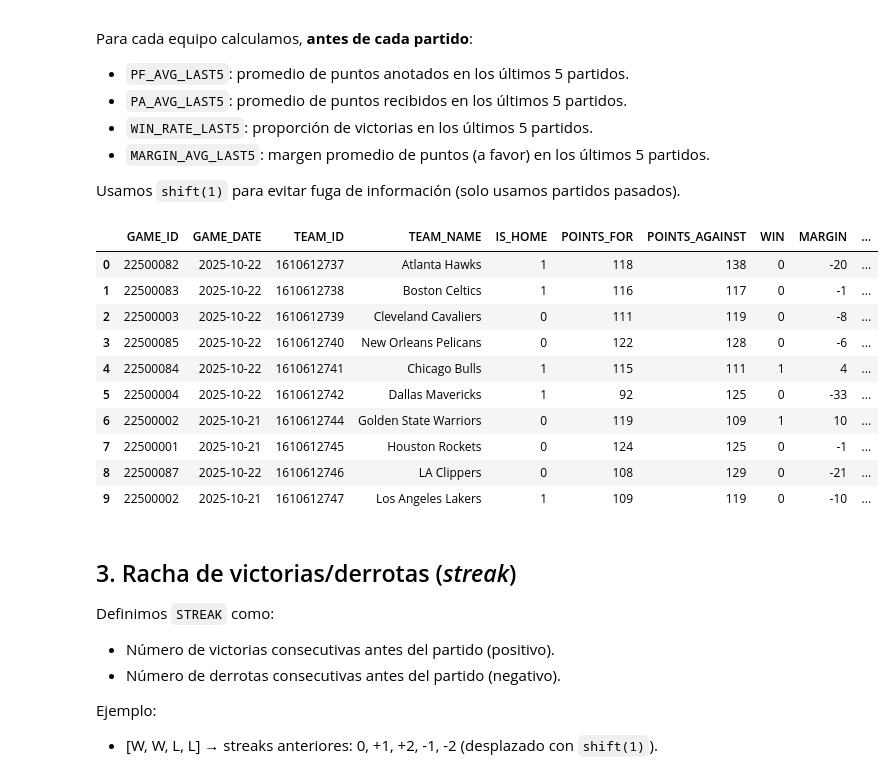
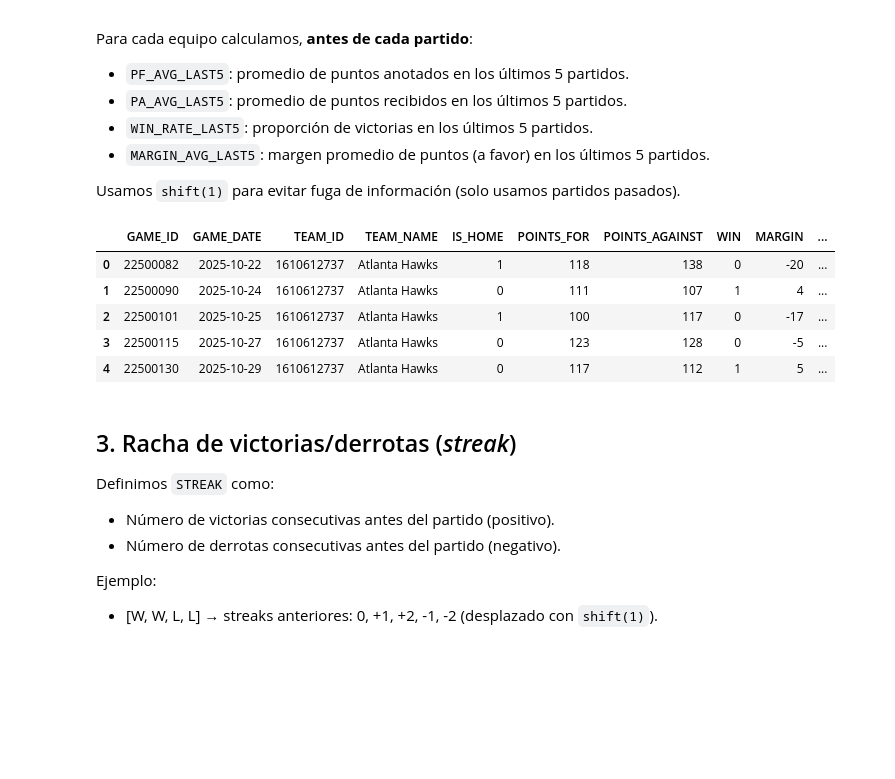
Before and after one commit to estemen27/NBA_Predictor, a Jupyter notebook: notebooks/02_feature_engineering.ipynb, the cells around one changed output. Saved outputs shown, nothing was run; the diff lists cells and outputs as text; code cells hidden in the pictures; blank space fills up the shorter version.

```diff
--- a/notebooks/02_feature_engineering.ipynb
+++ b/notebooks/02_feature_engineering.ipynb
@@ -48,9 +44,8 @@ A partir de `df_games` (una fila por partido), vamos a crear un dataframe
   - `GAME_DATE`, `GAME_ID`
 # %%
 rows = []
-
 for _, row in df_games.iterrows():
-    # Equipo local
+    # Local
     rows.append({
         "GAME_ID": row["GAME_ID"],
         "GAME_DATE": row["GAME_DATE"],
@@ -59,9 +54,9 @@ for _, row in df_games.iterrows():
         "IS_HOME": 1,
         "POINTS_FOR": row["HOME_PTS"],
         "POINTS_AGAINST": row["AWAY_PTS"],
-        "WIN": 1 if row["HOME_WIN"] == 1 else 0,
+        "WIN": 1 if row["HOME_PTS"] > row["AWAY_PTS"] else 0,
     })
-    # Equipo visitante
+    # Visitante
     rows.append({
         "GAME_ID": row["GAME_ID"],
         "GAME_DATE": row["GAME_DATE"],
@@ -70,10 +65,13 @@ for _, row in df_games.iterrows():
         "IS_HOME": 0,
         "POINTS_FOR": row["AWAY_PTS"],
         "POINTS_AGAINST": row["HOME_PTS"],
-        "WIN": 1 if row["HOME_WIN"] == 0 else 0,
+        "WIN": 1 if row["AWAY_PTS"] > row["HOME_PTS"] else 0,
     })
 
-df_team_games = pd.DataFrame(rows)
-df_team_games = df_team_games.sort_values(["TEAM_ID", "GAME_DATE"]).reset_index(drop=True)
+df_team_games = pd.DataFrame(rows).sort_values(
+    ["TEAM_ID", "GAME_DATE"]
+).reset_index(drop=True)
+
+df_team_games["MARGIN"] = df_team_games["POINTS_FOR"] - df_team_games["POINTS_AGAINST"]
 df_team_games.head()
 # %% [output]
@@ -95,56 +93,45 @@ Para cada equipo calculamos, **antes de cada partido**:
 
 Usamos `shift(1)` para evitar fuga de información (solo usamos partidos pasados).
 # %%
-df_team_games["MARGIN"] = df_team_games["POINTS_FOR"] - df_team_games["POINTS_AGAINST"]
-
-def add_rolling_stats(team_df, window=5):
+def add_rolling_stats(team_df: pd.DataFrame, window: int = 5) -> pd.DataFrame:
     team_df = team_df.sort_values("GAME_DATE").copy()
 
     team_df["PF_AVG_LAST5"] = (
-        team_df["POINTS_FOR"]
-        .shift(1)
-        .rolling(window)
+        team_df["POINTS_FOR"].shift(1)
+        .rolling(window=window, min_periods=1)
         .mean()
     )
     team_df["PA_AVG_LAST5"] = (
-        team_df["POINTS_AGAINST"]
-        .shift(1)
-        .rolling(window)
+        team_df["POINTS_AGAINST"].shift(1)
+        .rolling(window=window, min_periods=1)
         .mean()
     )
     team_df["WIN_RATE_LAST5"] = (
-        team_df["WIN"]
-        .shift(1)
-        .rolling(window)
+        team_df["WIN"].shift(1)
+        .rolling(window=window, min_periods=1)
         .mean()
     )
     team_df["MARGIN_AVG_LAST5"] = (
-        team_df["MARGIN"]
-        .shift(1)
-        .rolling(window)
+        team_df["MARGIN"].shift(1)
+        .rolling(window=window, min_periods=1)
         .mean()
     )
     return team_df
 
 df_team_games = (
     df_team_games
     .groupby("TEAM_ID", group_keys=False)
     .apply(add_rolling_stats)
 )
 
-df_team_games.head(10)
+df_team_games.head()
 # %% [output]
 |  | GAME_ID | GAME_DATE | TEAM_ID | TEAM_NAME | IS_HOME | POINTS_FOR | POINTS_AGAINST | WIN | MARGIN | ... |
 | 0 | 22500082 | 2025-10-22 | 1610612737 | Atlanta Hawks | 1 | 118 | 138 | 0 | -20 | ... |
-| 1 | 22500083 | 2025-10-22 | 1610612738 | Boston Celtics | 1 | 116 | 117 | 0 | -1 | ... |
-| 2 | 22500003 | 2025-10-22 | 1610612739 | Cleveland Cavaliers | 0 | 111 | 119 | 0 | -8 | ... |
-| 3 | 22500085 | 2025-10-22 | 1610612740 | New Orleans Pelicans | 0 | 122 | 128 | 0 | -6 | ... |
-| 4 | 22500084 | 2025-10-22 | 1610612741 | Chicago Bulls | 1 | 115 | 111 | 1 | 4 | ... |
-| 5 | 22500004 | 2025-10-22 | 1610612742 | Dallas Mavericks | 1 | 92 | 125 | 0 | -33 | ... |
-| 6 | 22500002 | 2025-10-21 | 1610612744 | Golden State Warriors | 0 | 119 | 109 | 1 | 10 | ... |
-| 7 | 22500001 | 2025-10-21 | 1610612745 | Houston Rockets | 0 | 124 | 125 | 0 | -1 | ... |
-| 8 | 22500087 | 2025-10-22 | 1610612746 | LA Clippers | 0 | 108 | 129 | 0 | -21 | ... |
-| 9 | 22500002 | 2025-10-21 | 1610612747 | Los Angeles Lakers | 1 | 109 | 119 | 0 | -10 | ... |
+| 1 | 22500090 | 2025-10-24 | 1610612737 | Atlanta Hawks | 0 | 111 | 107 | 1 | 4 | ... |
+| 2 | 22500101 | 2025-10-25 | 1610612737 | Atlanta Hawks | 1 | 100 | 117 | 0 | -17 | ... |
+| 3 | 22500115 | 2025-10-27 | 1610612737 | Atlanta Hawks | 0 | 123 | 128 | 0 | -5 | ... |
+| 4 | 22500130 | 2025-10-29 | 1610612737 | Atlanta Hawks | 0 | 117 | 112 | 1 | 5 | ... |
 # %% [markdown]
 ## 3. Racha de victorias/derrotas (*streak*)
 
```
Also changed, not shown: parts of 11 cells of this notebook, 3 other files.
